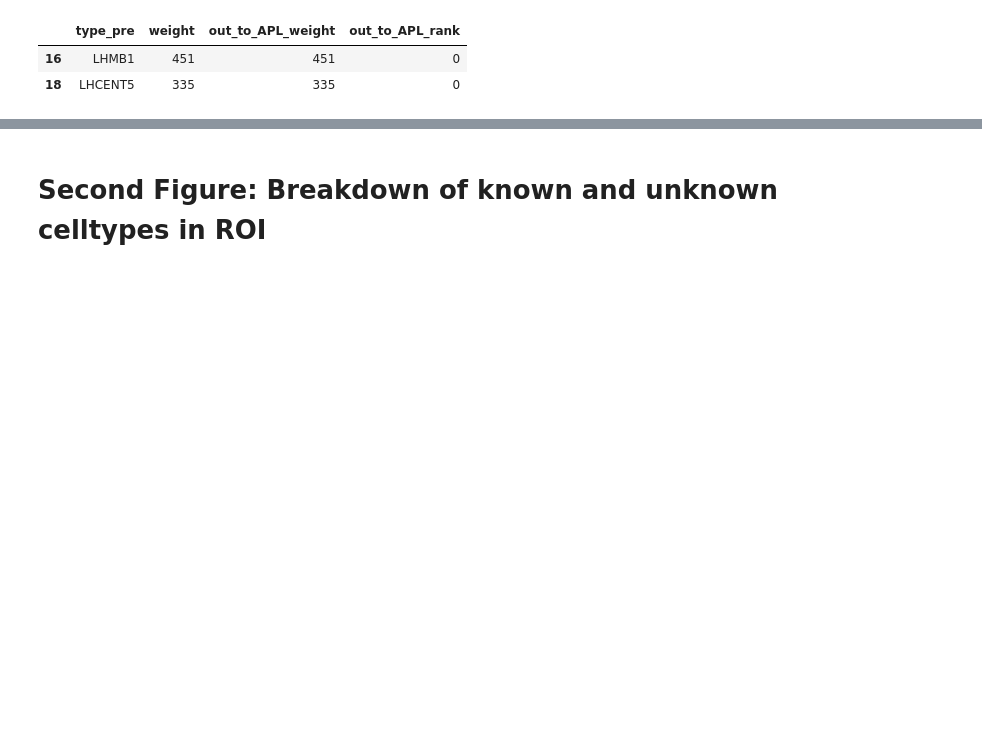
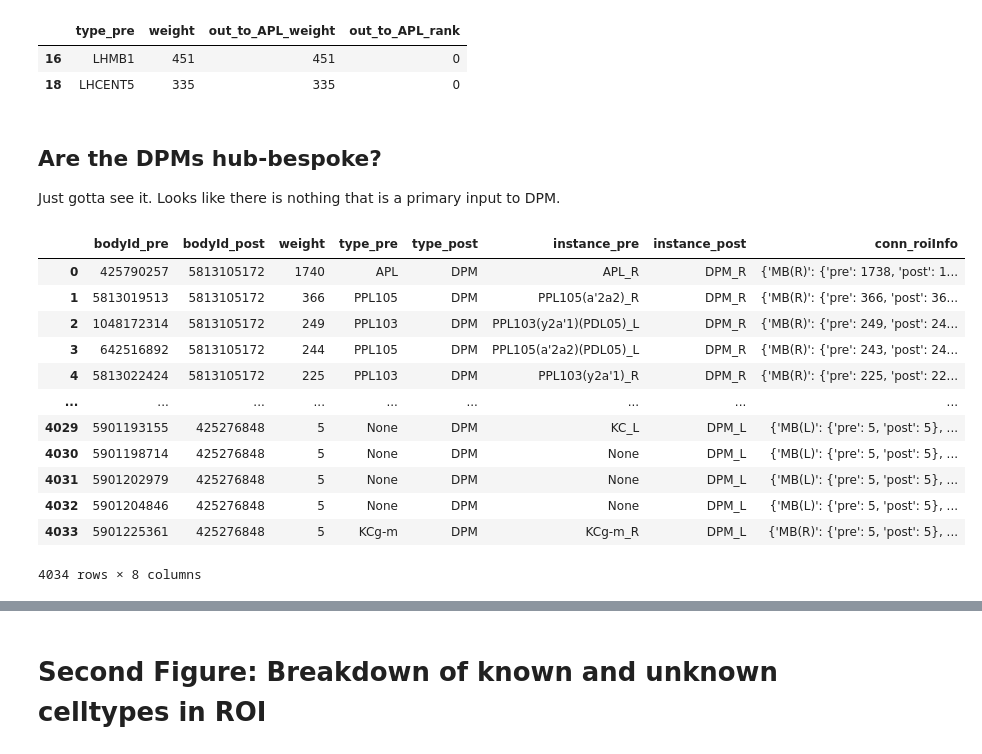
Before and after one commit to Gutierrez-lab/oviIN-analyses-gabrielle, a Jupyter notebook: hub_bespoke.ipynb, the cells around one changed output, grey strips where cells are left out. Cells and saved outputs as stored; diff of their text form; code cells hidden in the pictures; blank space fills up the shorter version.

Commit message:
checking input primacy for DPM and lLN2F_b

```diff
--- a/hub_bespoke.ipynb
+++ b/hub_bespoke.ipynb
@@ -423,3 +423,24 @@ strong_testchunk[strong_testchunk['out_to_APL_rank']==0]
 |  | type_pre | weight | out_to_APL_weight | out_to_APL_rank |
 | 16 | LHMB1 | 451 | 451 | 0 |
 | 18 | LHCENT5 | 335 | 335 | 0 |
+# %% [markdown]
+## Are the DPMs hub-bespoke?
+Just gotta see it. Looks like there is nothing that is a primary input to DPM.
+# %%
+# inputs to DPM
+DPM_inputs = fetch_simple_connections(None,'DPM',min_weight=5)
+DPM_inputs
+# %% [output]
+|  | bodyId_pre | bodyId_post | weight | type_pre | type_post | instance_pre | instance_post | conn_roiInfo |
+| 0 | 425790257 | 5813105172 | 1740 | APL | DPM | APL_R | DPM_R | {'MB(R)': {'pre': 1738, 'post': 1... |
+| 1 | 5813019513 | 5813105172 | 366 | PPL105 | DPM | PPL105(a'2a2)_R | DPM_R | {'MB(R)': {'pre': 366, 'post': 36... |
+| 2 | 1048172314 | 5813105172 | 249 | PPL103 | DPM | PPL103(y2a'1)(PDL05)_L | DPM_R | {'MB(R)': {'pre': 249, 'post': 24... |
+| 3 | 642516892 | 5813105172 | 244 | PPL105 | DPM | PPL105(a'2a2)(PDL05)_L | DPM_R | {'MB(R)': {'pre': 243, 'post': 24... |
+| 4 | 5813022424 | 5813105172 | 225 | PPL103 | DPM | PPL103(y2a'1)_R | DPM_R | {'MB(R)': {'pre': 225, 'post': 22... |
+| ... | ... | ... | ... | ... | ... | ... | ... | ... |
+| 4029 | 5901193155 | 425276848 | 5 | None | DPM | KC_L | DPM_L | {'MB(L)': {'pre': 5, 'post': 5}, ... |
+| 4030 | 5901198714 | 425276848 | 5 | None | DPM | None | DPM_L | {'MB(L)': {'pre': 5, 'post': 5}, ... |
+| 4031 | 5901202979 | 425276848 | 5 | None | DPM | None | DPM_L | {'MB(L)': {'pre': 5, 'post': 5}, ... |
+| 4032 | 5901204846 | 425276848 | 5 | None | DPM | None | DPM_L | {'MB(L)': {'pre': 5, 'post': 5}, ... |
+| 4033 | 5901225361 | 425276848 | 5 | KCg-m | DPM | KCg-m_R | DPM_L | {'MB(R)': {'pre': 5, 'post': 5}, ... |
+4034 rows × 8 columns
```
Also changed, not shown: parts of 19 cells of this notebook.
